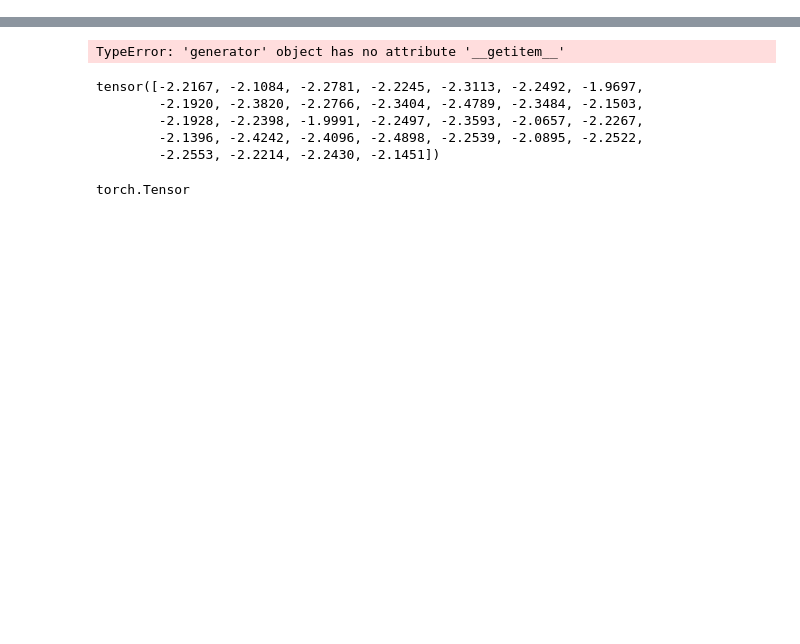
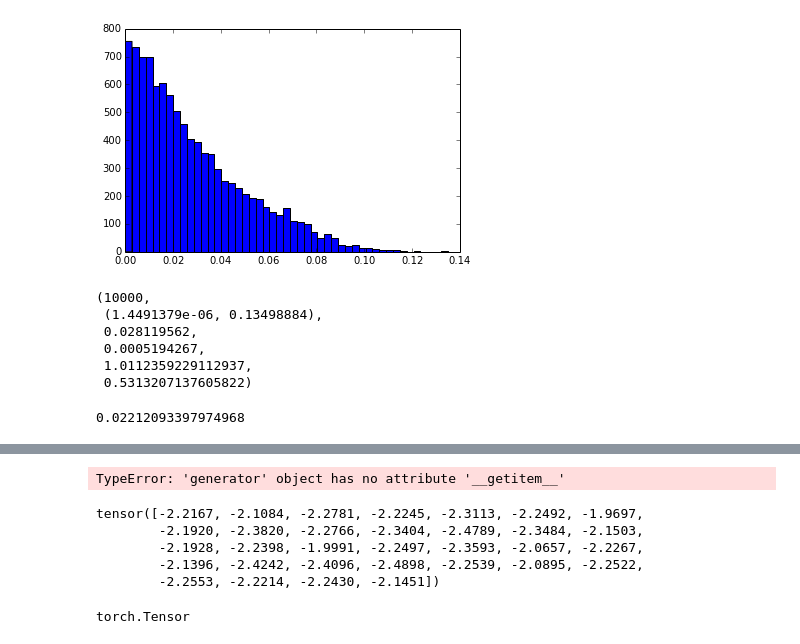
Before and after one commit to GabrielXia/confidence, a Jupyter notebook: cnn/Untitled.ipynb, the cells around one changed output, grey strips where cells are left out. Drawn from its saved outputs; the diff is of its cells as text; code cells hidden in the pictures; blank space fills up the shorter version.

```diff
--- a/cnn/Untitled.ipynb
+++ b/cnn/Untitled.ipynb
@@ -43,0 +32,5 @@ optimizer = optim.SGD(model.parameters(), lr=0.01, momentum=0.5)
+# %%
+device = torch.device("cpu")
+model = Net().to(device)
+model.load_state_dict(torch.load("./mnist.model", map_location={'cuda:0': 'cpu'}))
+model.eval()
@@ -58,6 +60,0 @@ test_loader = torch.utils.data.DataLoader(
-# %%
-model.train()
-for batch_idx, (data, target) in enumerate(train_loader):
-    data, target = data.to(device), target.to(device)
-    optimizer.zero_grad()
-    output = model(data)
@@ -67,0 +69,19 @@ for batch_idx, (data, target) in enumerate(train_loader):
+# %%
+last_d = model(mnist_images)[1].abs().data.numpy()
+plt.hist(np.hstack(last_d), bins='auto')
+plt.show()
+# %% [output]
+[figure, added]
+# %%
+stats.describe(last_d)
+# %% [output]
+(10000,
+ (1.4491379e-06, 0.13498884),
+ 0.028119562,
+ 0.0005194267,
+ 1.0112359229112937,
+ 0.5313207137605822)
+# %%
+np.percentile(last_d, 50)
+# %% [output]
+0.02212093397974968
```
Also changed, not shown: parts of 37 cells of this notebook, 2 other files.
